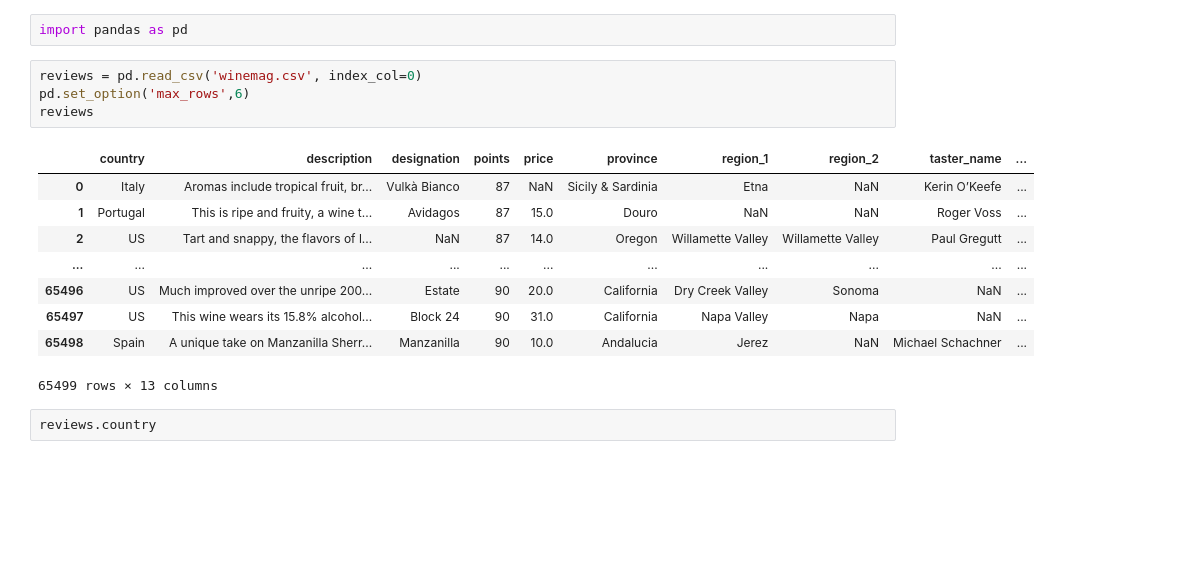
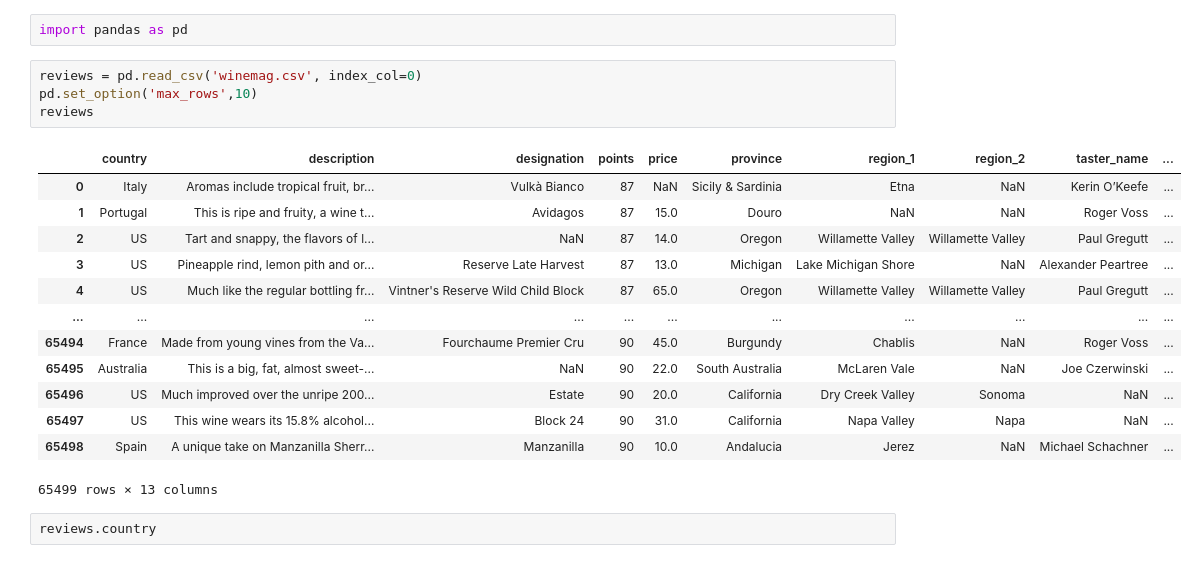
Before and after one commit to isotop786/Pandas-101, a Jupyter notebook: Indexing_Selecting_Assigning.ipynb, the cells around one changed output. Cells and saved outputs as stored; diff of their text form; blank space fills up the shorter version.

```diff
--- a/Indexing_Selecting_Assigning.ipynb
+++ b/Indexing_Selecting_Assigning.ipynb
@@ -2,14 +2,18 @@
 import pandas as pd
 # %%
 reviews = pd.read_csv('winemag.csv', index_col=0)
-pd.set_option('max_rows',6)
+pd.set_option('max_rows',10)
 reviews
 # %% [output]
 |  | country | description | designation | points | price | province | region_1 | region_2 | taster_name | ... |
 | 0 | Italy | Aromas include tropical fruit, br... | Vulkà Bianco | 87 | NaN | Sicily & Sardinia | Etna | NaN | Kerin O’Keefe | ... |
 | 1 | Portugal | This is ripe and fruity, a wine t... | Avidagos | 87 | 15.0 | Douro | NaN | NaN | Roger Voss | ... |
 | 2 | US | Tart and snappy, the flavors of l... | NaN | 87 | 14.0 | Oregon | Willamette Valley | Willamette Valley | Paul Gregutt | ... |
+| 3 | US | Pineapple rind, lemon pith and or... | Reserve Late Harvest | 87 | 13.0 | Michigan | Lake Michigan Shore | NaN | Alexander Peartree | ... |
+| 4 | US | Much like the regular bottling fr... | Vintner's Reserve Wild Child Block | 87 | 65.0 | Oregon | Willamette Valley | Willamette Valley | Paul Gregutt | ... |
 | ... | ... | ... | ... | ... | ... | ... | ... | ... | ... | ... |
+| 65494 | France | Made from young vines from the Va... | Fourchaume Premier Cru | 90 | 45.0 | Burgundy | Chablis | NaN | Roger Voss | ... |
+| 65495 | Australia | This is a big, fat, almost sweet-... | NaN | 90 | 22.0 | South Australia | McLaren Vale | NaN | Joe Czerwinski | ... |
 | 65496 | US | Much improved over the unripe 200... | Estate | 90 | 20.0 | California | Dry Creek Valley | Sonoma | NaN | ... |
 | 65497 | US | This wine wears its 15.8% alcohol... | Block 24 | 90 | 31.0 | California | Napa Valley | Napa | NaN | ... |
 | 65498 | Spain | A unique take on Manzanilla Sherr... | Manzanilla | 90 | 10.0 | Andalucia | Jerez | NaN | Michael Schachner | ... |
```
Also changed, not shown: parts of 15 cells of this notebook.
